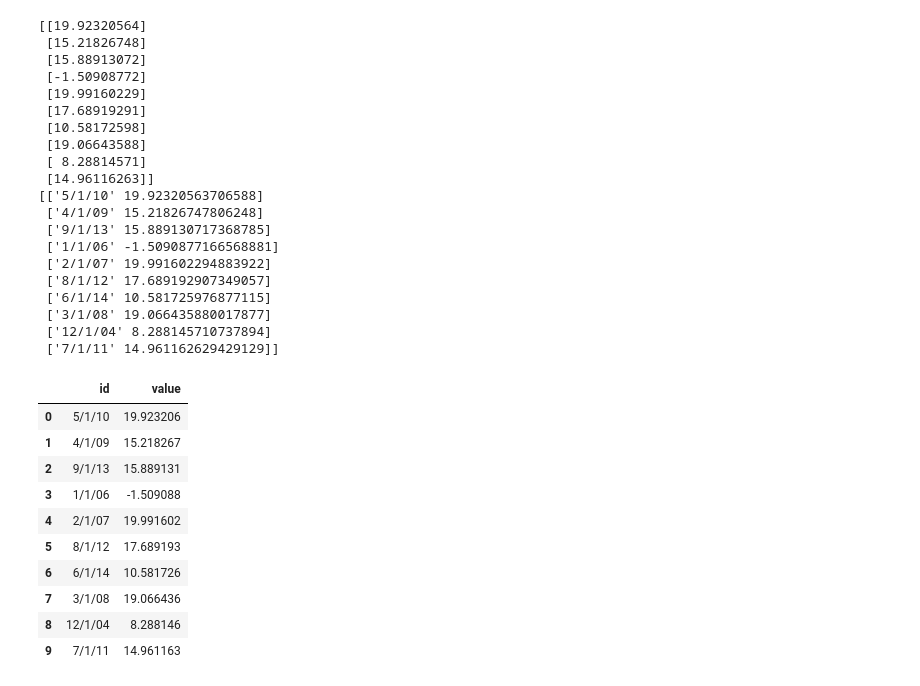
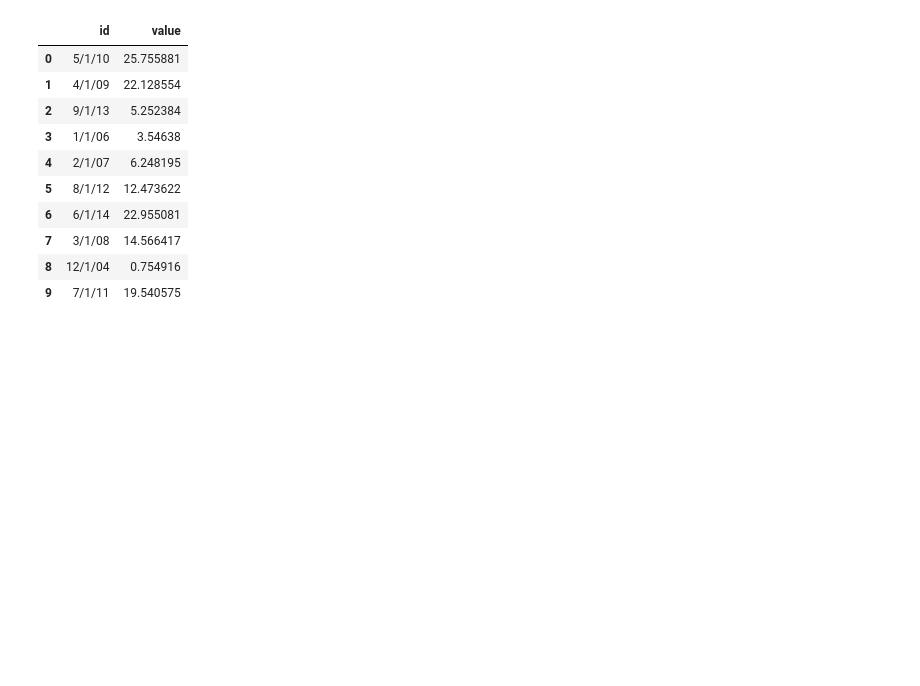
Before and after one commit to V-G-spec/ELL409-IITD-Intro-to-Machine-Learning, a Jupyter notebook: Assignment 1/part2 report stuff.ipynb, the cells around one changed output. Saved outputs shown, nothing was run; the diff lists cells and outputs as text; code cells hidden in the pictures; blank space fills up the shorter version.

```diff
--- a/Assignment 1/part2 report stuff.ipynb
+++ b/Assignment 1/part2 report stuff.ipynb
@@ -23,7 +23,7 @@ def getNpArr(data):
 #         tot_data_X[i][0] = (float(temp[0])-6.5)/math.sqrt(143/12) # Normalizing for better convergence
         tot_data_X[i][1] = (float(temp[2])-9.5) # Centering around 0 #Year
         tot_data_X[i][2] = (float(temp[0])-6.5) # centering around 0 #Month
-        tot_data_X[i][0] = (float(temp[2]))/30.0 # Getting values roughly from 0 to 1 #Day
+        tot_data_X[i][0] = (float(temp[2]))/31.0 # Getting values roughly from 0 to 1 #Day
         tot_data_X[i][0] = tot_data_X[i][0]+tot_data_X[i][2] #sort of creates a linearity in dates
 
     return tot_data_X[:, :2], tot_data_y
@@ -40,19 +40,3 @@ df = pd.read_csv("2 Test.csv", header=None)
 df = df[1:]
 test_data = np.array(df.values)
 test_X, test_y = getNpArr(test_data)
-
-# train_df = df[:int(0.8*len(df))].sample(frac=1)
-# test_df = df[int(0.8*len(df)):].sample(frac=1)
-# # Convert everything to a numpy array, as it makes my life easy. Works pretty much like MATLAB after that
-# train_X = np.array(train_df.values)[:, 0:1]
-# train_y = np.array(train_df.values)[:, 1:]
-# test_X = np.array(test_df.values)[:, 0:1]
-# test_y = np.array(test_df.values)[:, 1:2]
-
-# plt.plot(train_X, train_y, "b.", label="Training data")
-# plt.plot(test_X, test_y, "r.", label="Test data")
-# plt.legend(loc="upper center")
-# plt.xlabel("$X$", fontsize=18)
-# plt.ylabel("$t$", rotation=0, fontsize=18)
-# plt.savefig('given_data_plot_1A_20.png')
-# plt.show()
@@ -151,41 +132,28 @@ print(math.sqrt(err))
 # %%
+from datetime import datetime
 # y_hat_test = model.predict(test_X)
 y_hat_test = X_fin_test.dot(theta_best)
-print(y_hat_test)
+# print(y_hat_test)
 ff = np.c_[test_data, y_hat_test]
-print(ff)
+# print(ff)
 df = pd.DataFrame(data = ff, columns = ["id", "value"])
-df.to_csv("test1.csv", index=False)
+
+now = datetime.now()
+k = str(now).split(':')
+p = k[0][-2:] + '_' + k[1] + '_' + k[2].split('.')[0]
+p=k[0].split('-')[2][:2]+'_'+k[0].split('-')[1]+'_'+p
+
+df.to_csv("test1_"+p+".csv", index=False)
 df.head(10)
 # %% [output]
-[[19.92320564]
- [15.21826748]
- [15.88913072]
- [-1.50908772]
- [19.99160229]
- [17.68919291]
- [10.58172598]
- [19.06643588]
- [ 8.28814571]
- [14.96116263]]
-[['5/1/10' 19.92320563706588]
- ['4/1/09' 15.21826747806248]
- ['9/1/13' 15.889130717368785]
- ['1/1/06' -1.5090877166568881]
- ['2/1/07' 19.991602294883922]
- ['8/1/12' 17.689192907349057]
- ['6/1/14' 10.581725976877115]
- ['3/1/08' 19.066435880017877]
- ['12/1/04' 8.288145710737894]
- ['7/1/11' 14.961162629429129]]
 |  | id | value |
-| 0 | 5/1/10 | 19.923206 |
-| 1 | 4/1/09 | 15.218267 |
-| 2 | 9/1/13 | 15.889131 |
-| 3 | 1/1/06 | -1.509088 |
-| 4 | 2/1/07 | 19.991602 |
-| 5 | 8/1/12 | 17.689193 |
-| 6 | 6/1/14 | 10.581726 |
-| 7 | 3/1/08 | 19.066436 |
-| 8 | 12/1/04 | 8.288146 |
-| 9 | 7/1/11 | 14.961163 |
+| 0 | 5/1/10 | 25.755881 |
+| 1 | 4/1/09 | 22.128554 |
+| 2 | 9/1/13 | 5.252384 |
+| 3 | 1/1/06 | 3.54638 |
+| 4 | 2/1/07 | 6.248195 |
+| 5 | 8/1/12 | 12.473622 |
+| 6 | 6/1/14 | 22.955081 |
+| 7 | 3/1/08 | 14.566417 |
+| 8 | 12/1/04 | 0.754916 |
+| 9 | 7/1/11 | 19.540575 |
```
Also changed, not shown: parts of 2 cells of this notebook, 2 other files.
